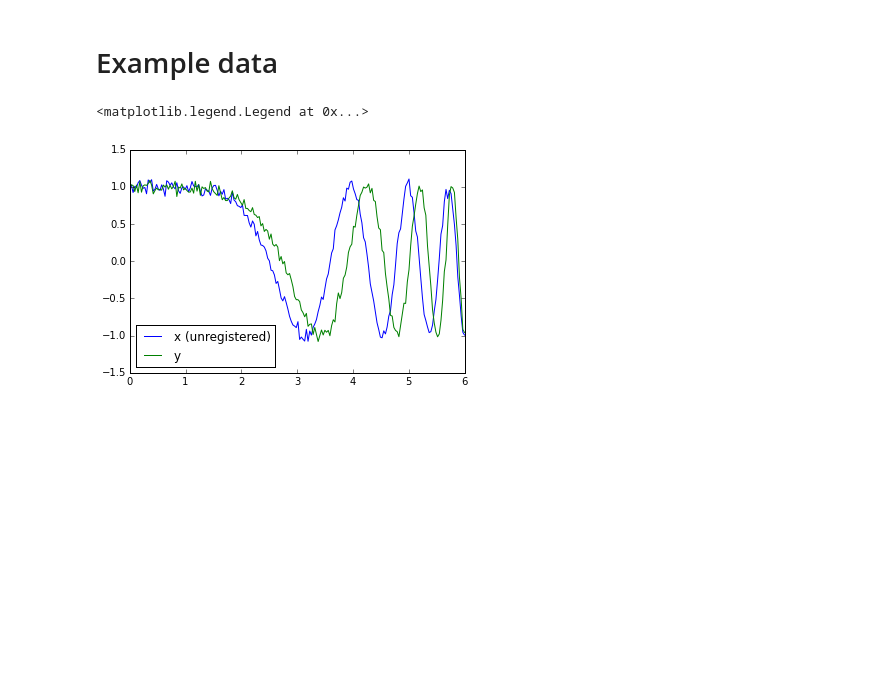
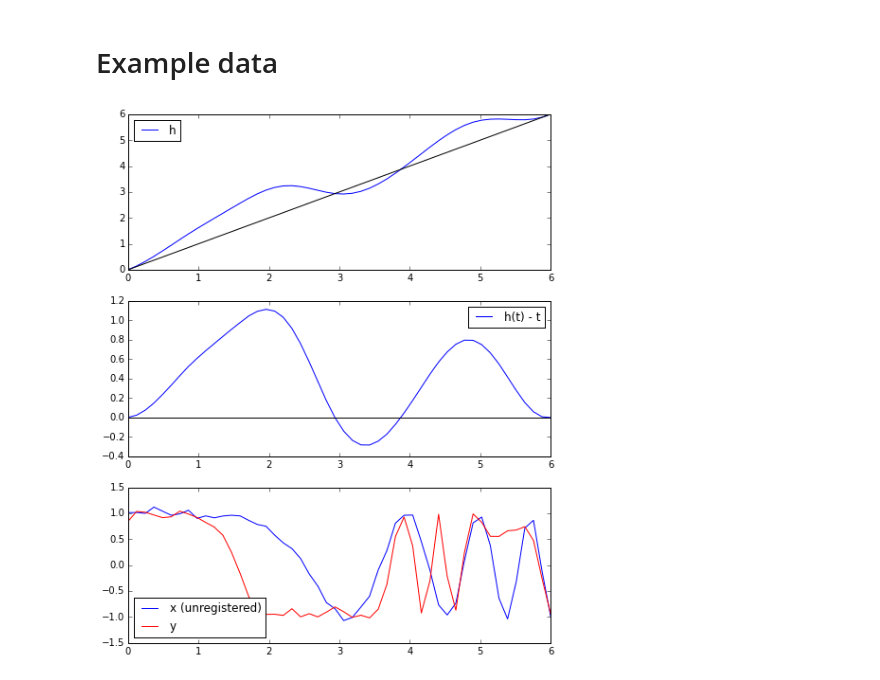
Before and after one commit to ptonner/pyFDA, a Jupyter notebook: examples/bayesianModel.ipynb, the cells around one changed output. Cells and saved outputs as stored; diff of their text form; code cells hidden in the pictures; blank space fills up the shorter version.

Commit message:
bayesian model updates

```diff
--- a/examples/bayesianModel.ipynb
+++ b/examples/bayesianModel.ipynb
@@ -10,11 +10,6 @@ import GPy
 from pyFDA import bspline
 # %%
 %matplotlib inline
-# %%
-def sampleGP(gp,t,size=1):
-    mu,cov = gp.predict(t,full_cov=True)
-    sample = scipy.stats.multivariate_normal.rvs(mu[:,0],cov,size=size)
-    return sample
 # %%
 def poolAdjacentViolators(y):
     z = np.array(y.tolist())
@@ -32,6 +27,18 @@ def poolAdjacentViolators_recursive(y,depth=1):
     if np.any(y[1:] < y[:-1]):
         return poolAdjacentViolators_recursive(y,depth+1)
     return y
+# %%
+def sampleGP(gp,t,size=1,monotone=False):
+    mu,cov = gp.predict(t,full_cov=True)
+    sample = scipy.stats.multivariate_normal.rvs(mu[:,0],cov,size=size)
+    if monotone:
+        if size == 1:
+            return poolAdjacentViolators(sample)
+        for i in range(size):
+            sample[i,:] = poolAdjacentViolators(sample[i,:])
+        return sample
+    else:
+        return sample
 # %% [markdown]
 # Prior for the registration function
 # %%
@@ -134,21 +141,36 @@ plt.tight_layout()
 def gFunction(t,theta):
 	return np.exp(theta[0]) *(t+theta[1])
 # %%
-n = 200
+n = 50
 t = np.linspace(0,6,n)
+k = 5
 
-theta1points = .01*((t-3)**2 - 9)
-theta1 = bspline.Bspline(t,theta1points)
-h = gFunction(t,[theta1(t),0,0])
+regPrior = registrationPrior(0,6,.15)
+h = sampleGP(regPrior,t[:,None])
 hspline = bspline.Bspline(t,h)
 
 x = np.cos(t**3/(np.pi**2))
+
 y = np.cos(hspline(t)**3/(np.pi**2)) + scipy.stats.norm.rvs(scale=.05,size=n)
 x += scipy.stats.norm.rvs(scale=.05,size=n)
-# %%
-plt.plot(t,x,label="x (unregistered)")
-plt.plot(t,y,label="y")
-plt.legend(loc="best")
-# %% [output]
-<matplotlib.legend.Legend at 0x...>
-[figure, removed]
+# %%
+plt.figure(figsize=(8,10))
+
+plt.subplot(313)
+plt.plot(t,x,label="x (unregistered)")
+plt.plot(t,y,'r',label="y")
+plt.legend(loc="best")
+
+plt.subplot(311)
+plt.plot(t,h,label="h")
+plt.plot([0,6],[0,6],'k')
+plt.legend(loc="best")
+
+plt.subplot(312)
+plt.plot(t,h-t,label="h(t) - t")
+plt.plot([0,6],[0,0],'k')
+plt.legend(loc="best")
+
+plt.savefig("figures/bayesianModel_dataGeneration.png",bbox_inches="tight",dpi=300)
+# %% [output]
+[figure, added]
```
Also changed, not shown: parts of 39 cells of this notebook.
